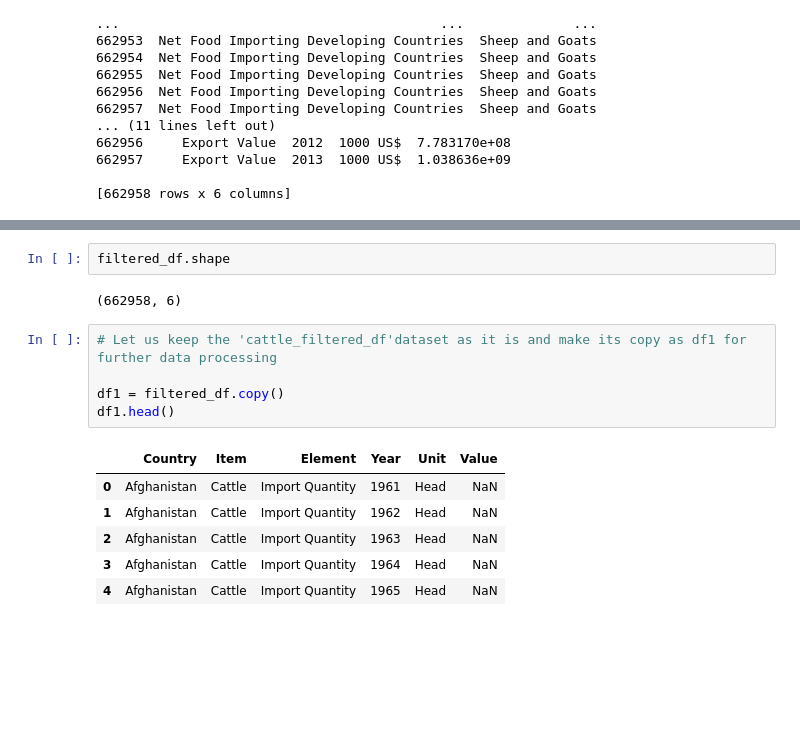
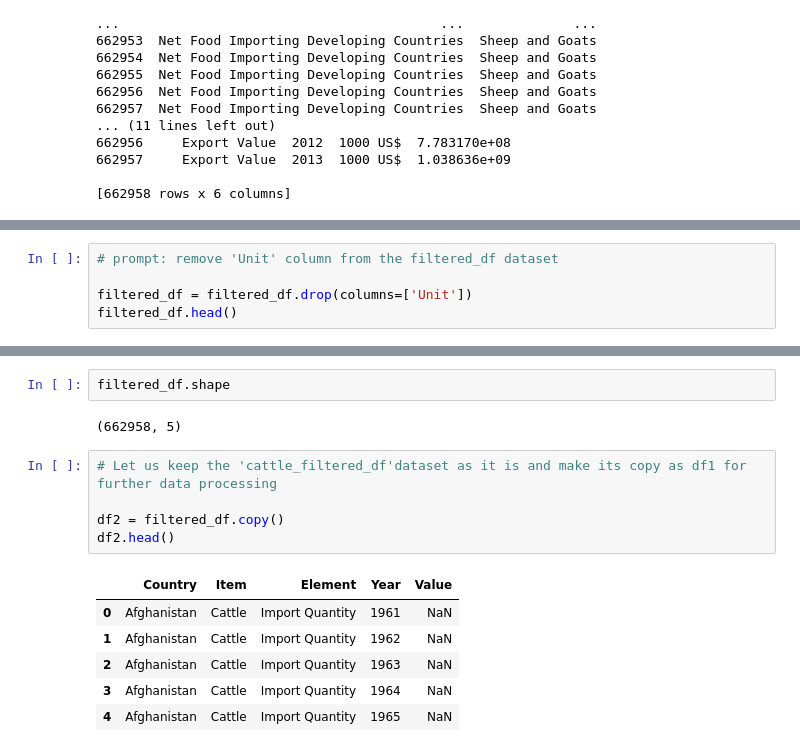
Before and after one commit to ZemelakGoraga/food-and-agri, a Jupyter notebook: avian_livestock_fishery.ipynb, the cells around one changed output, grey strips where cells are left out. Cells and saved outputs as stored; diff of their text form; blank space fills up the shorter version.

```diff
--- a/avian_livestock_fishery.ipynb
+++ b/avian_livestock_fishery.ipynb
@@ -380,3 +380,8 @@ filtered_df.tail()
 | 662955 | Net Food Importing Developing Cou... | Sheep and Goats | Export Value | 2011 | 1000 US$ | 6.493210e+08 |
 | 662956 | Net Food Importing Developing Cou... | Sheep and Goats | Export Value | 2012 | 1000 US$ | 7.783170e+08 |
 | 662957 | Net Food Importing Developing Cou... | Sheep and Goats | Export Value | 2013 | 1000 US$ | 1.038636e+09 |
+# %%
+# prompt: remove 'Unit' column from the filtered_df dataset
+
+filtered_df = filtered_df.drop(columns=['Unit'])
+filtered_df.head()
@@ -383,16 +395,16 @@ filtered_df.tail()
 # %%
 filtered_df.shape
 # %% [output]
-(662958, 6)
+(662958, 5)
 # %%
 # Let us keep the 'cattle_filtered_df'dataset as it is and make its copy as df1 for further data processing
 
-df1 = filtered_df.copy()
-df1.head()
+df2 = filtered_df.copy()
+df2.head()
 # %% [output]
-|  | Country | Item | Element | Year | Unit | Value |
-| 0 | Afghanistan | Cattle | Import Quantity | 1961 | Head | NaN |
-| 1 | Afghanistan | Cattle | Import Quantity | 1962 | Head | NaN |
-| 2 | Afghanistan | Cattle | Import Quantity | 1963 | Head | NaN |
-| 3 | Afghanistan | Cattle | Import Quantity | 1964 | Head | NaN |
-| 4 | Afghanistan | Cattle | Import Quantity | 1965 | Head | NaN |
+|  | Country | Item | Element | Year | Value |
+| 0 | Afghanistan | Cattle | Import Quantity | 1961 | NaN |
+| 1 | Afghanistan | Cattle | Import Quantity | 1962 | NaN |
+| 2 | Afghanistan | Cattle | Import Quantity | 1963 | NaN |
+| 3 | Afghanistan | Cattle | Import Quantity | 1964 | NaN |
+| 4 | Afghanistan | Cattle | Import Quantity | 1965 | NaN |
```
Also changed, not shown: parts of 21 cells of this notebook.
